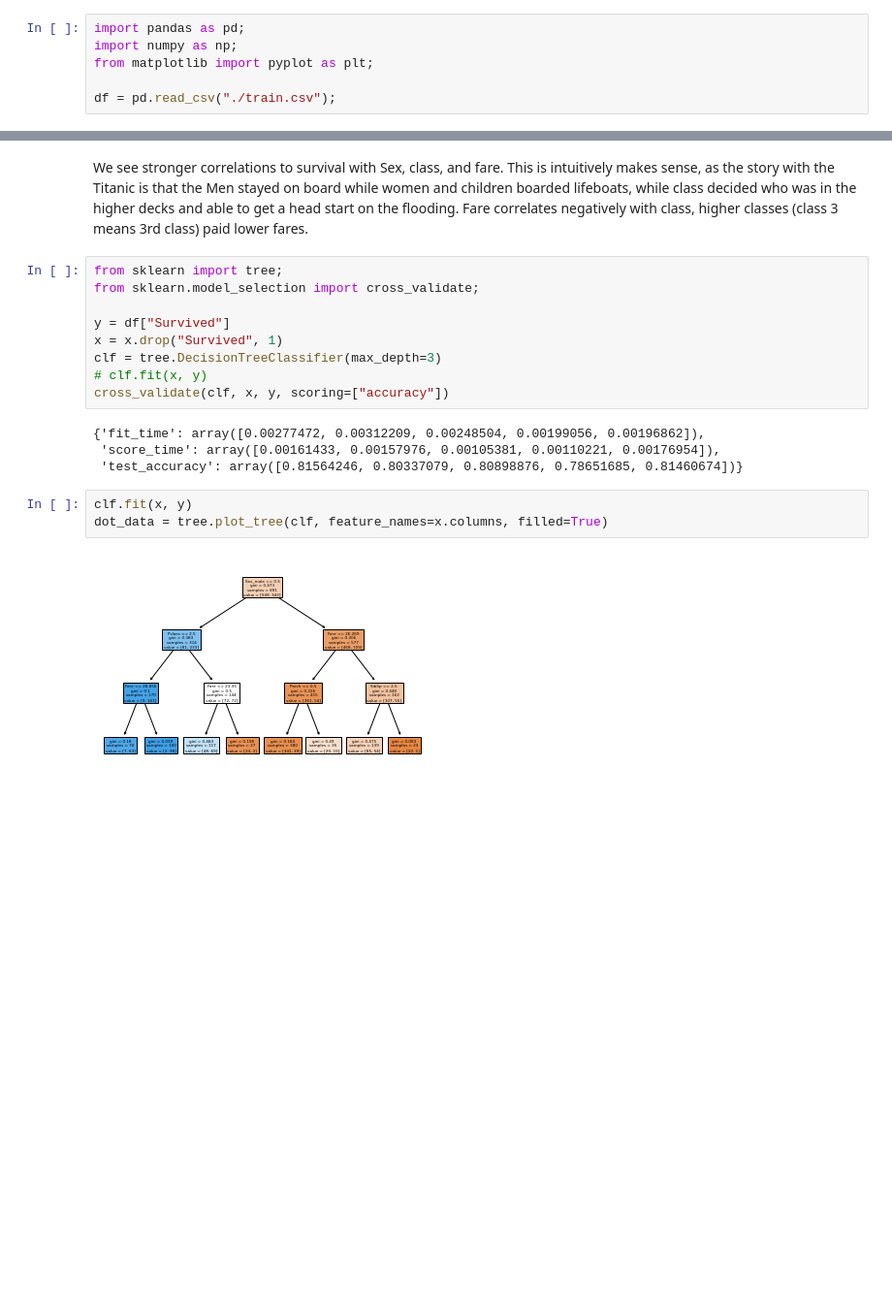
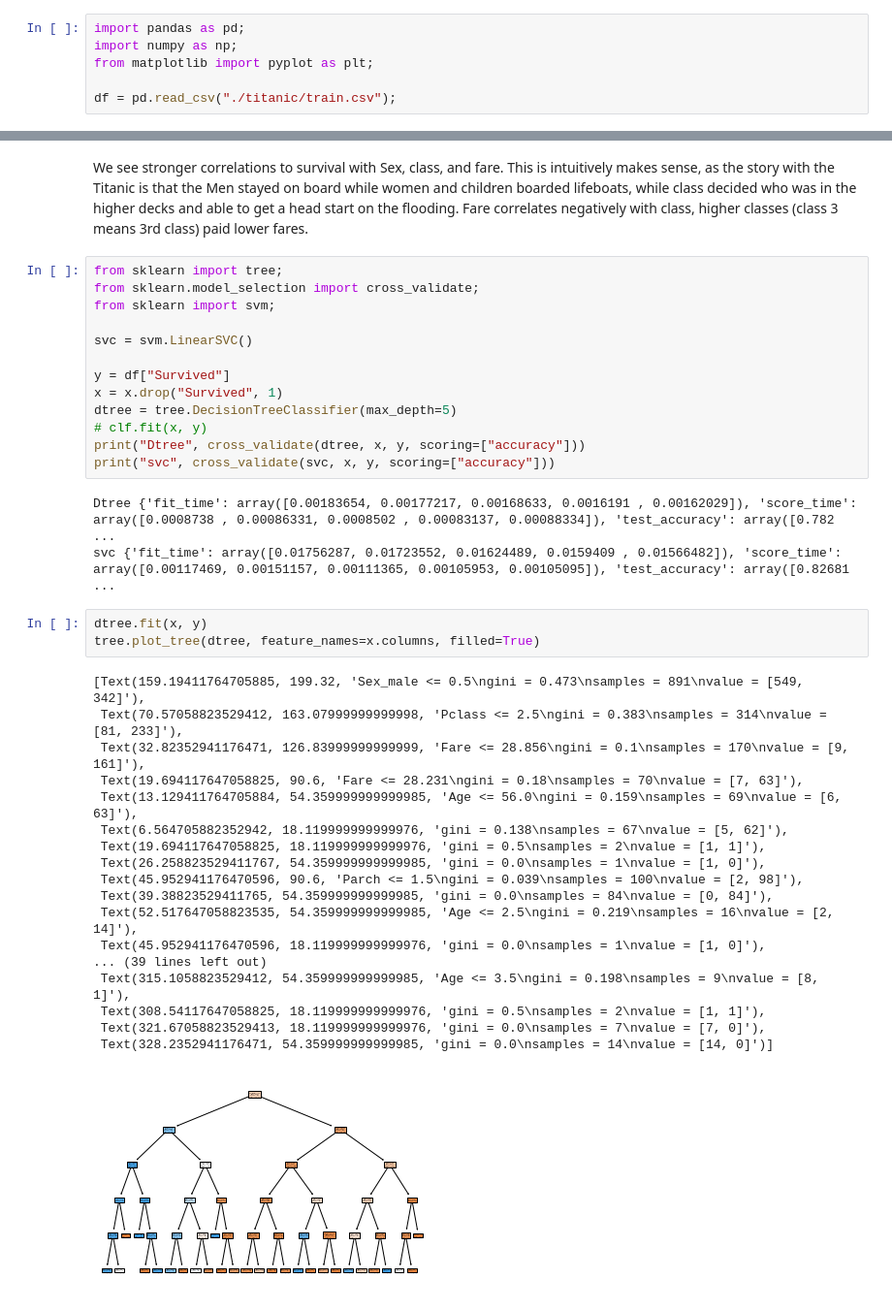
Before and after one commit to ryanmahan/kaggle, a Jupyter notebook: titanic.ipynb, the cells around one changed output, grey strips where cells are left out. Shown at 97% size. Drawn from its saved outputs; the diff is of its cells as text; blank space fills up the shorter version.

```diff
--- a/titanic.ipynb
+++ b/titanic.ipynb
@@ -15,4 +15,4 @@ import pandas as pd;
 import numpy as np;
 from matplotlib import pyplot as plt;
 
-df = pd.read_csv("./train.csv");
+df = pd.read_csv("./titanic/train.csv");
@@ -61,18 +68,38 @@ We see stronger correlations to survival with Sex, class, and fare. This is intu
 # %%
 from sklearn import tree;
 from sklearn.model_selection import cross_validate;
+from sklearn import svm;
+
+svc = svm.LinearSVC()
 
 y = df["Survived"]
 x = x.drop("Survived", 1)
-clf = tree.DecisionTreeClassifier(max_depth=3)
+dtree = tree.DecisionTreeClassifier(max_depth=5)
 # clf.fit(x, y)
-cross_validate(clf, x, y, scoring=["accuracy"])
+print("Dtree", cross_validate(dtree, x, y, scoring=["accuracy"]))
+print("svc", cross_validate(svc, x, y, scoring=["accuracy"]))
 # %% [output]
-{'fit_time': array([0.00277472, 0.00312209, 0.00248504, 0.00199056, 0.00196862]),
- 'score_time': array([0.00161433, 0.00157976, 0.00105381, 0.00110221, 0.00176954]),
- 'test_accuracy': array([0.81564246, 0.80337079, 0.80898876, 0.78651685, 0.81460674])}
+Dtree {'fit_time': array([0.00183654, 0.00177217, 0.00168633, 0.0016191 , 0.00162029]), 'score_time': array([0.0008738 , 0.00086331, 0.0008502 , 0.00083137, 0.00088334]), 'test_accuracy': array([0.782 ...
+svc {'fit_time': array([0.01756287, 0.01723552, 0.01624489, 0.0159409 , 0.01566482]), 'score_time': array([0.00117469, 0.00151157, 0.00111365, 0.00105953, 0.00105095]), 'test_accuracy': array([0.82681 ...
 # %%
-clf.fit(x, y)
-dot_data = tree.plot_tree(clf, feature_names=x.columns, filled=True)
+dtree.fit(x, y)
+tree.plot_tree(dtree, feature_names=x.columns, filled=True)
 # %% [output]
+[Text(159.19411764705885, 199.32, 'Sex_male <= 0.5\ngini = 0.473\nsamples = 891\nvalue = [549, 342]'),
+ Text(70.57058823529412, 163.07999999999998, 'Pclass <= 2.5\ngini = 0.383\nsamples = 314\nvalue = [81, 233]'),
+ Text(32.82352941176471, 126.83999999999999, 'Fare <= 28.856\ngini = 0.1\nsamples = 170\nvalue = [9, 161]'),
+ Text(19.694117647058825, 90.6, 'Fare <= 28.231\ngini = 0.18\nsamples = 70\nvalue = [7, 63]'),
+ Text(13.129411764705884, 54.359999999999985, 'Age <= 56.0\ngini = 0.159\nsamples = 69\nvalue = [6, 63]'),
+ Text(6.564705882352942, 18.119999999999976, 'gini = 0.138\nsamples = 67\nvalue = [5, 62]'),
+ Text(19.694117647058825, 18.119999999999976, 'gini = 0.5\nsamples = 2\nvalue = [1, 1]'),
+ Text(26.258823529411767, 54.359999999999985, 'gini = 0.0\nsamples = 1\nvalue = [1, 0]'),
+ Text(45.952941176470596, 90.6, 'Parch <= 1.5\ngini = 0.039\nsamples = 100\nvalue = [2, 98]'),
+ Text(39.38823529411765, 54.359999999999985, 'gini = 0.0\nsamples = 84\nvalue = [0, 84]'),
+ Text(52.517647058823535, 54.359999999999985, 'Age <= 2.5\ngini = 0.219\nsamples = 16\nvalue = [2, 14]'),
+ Text(45.952941176470596, 18.119999999999976, 'gini = 0.0\nsamples = 1\nvalue = [1, 0]'),
+... (39 lines left out)
+ Text(315.1058823529412, 54.359999999999985, 'Age <= 3.5\ngini = 0.198\nsamples = 9\nvalue = [8, 1]'),
+ Text(308.54117647058825, 18.119999999999976, 'gini = 0.5\nsamples = 2\nvalue = [1, 1]'),
+ Text(321.67058823529413, 18.119999999999976, 'gini = 0.0\nsamples = 7\nvalue = [7, 0]'),
+ Text(328.2352941176471, 54.359999999999985, 'gini = 0.0\nsamples = 14\nvalue = [14, 0]')]
-[figure, old version]
+[figure, new version]
```
Also changed, not shown: parts of 1 cell of this notebook, 8 other files.
